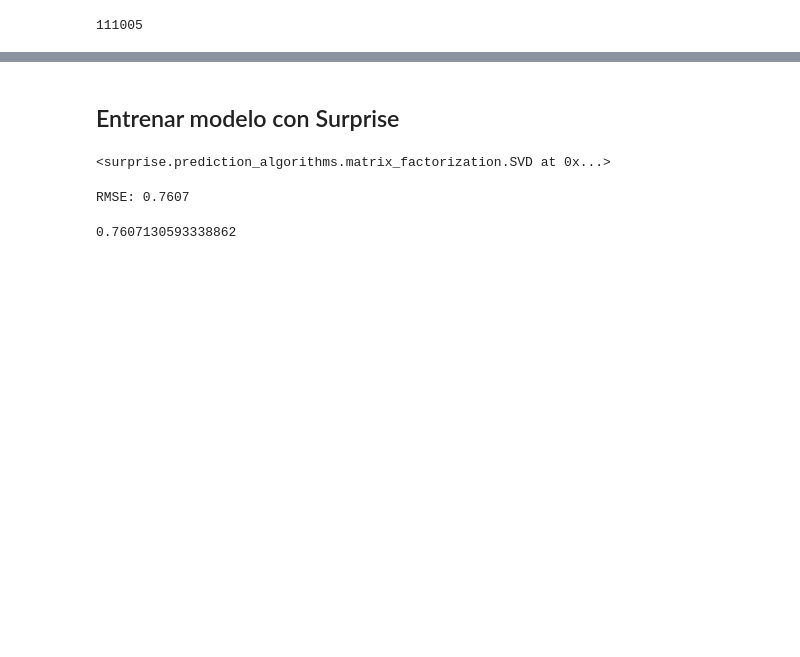
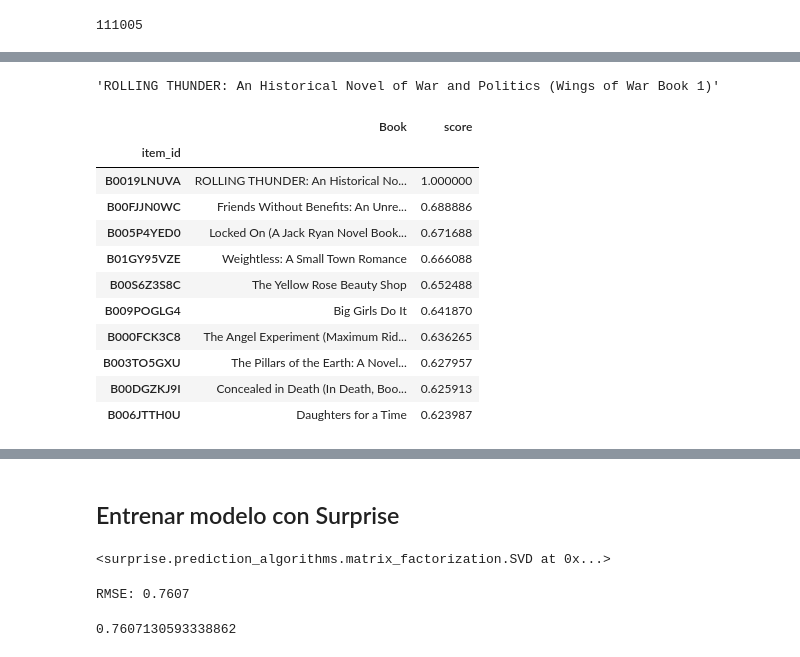
Before and after one commit to valentin-diaz/marketplace-recommender-backend, a Jupyter notebook: recommender/recommender.ipynb, the cells around one changed output, grey strips where cells are left out. Drawn from its saved outputs; the diff is of its cells as text; code cells hidden in the pictures; blank space fills up the shorter version.

```diff
--- a/recommender/recommender.ipynb
+++ b/recommender/recommender.ipynb
@@ -359,0 +343,3 @@ len(reviews_df)
+# %%
+reviews_df = pd.read_csv('kindle_reviews_seed.csv')
+reviews_df.head()
@@ -359,0 +452,22 @@ len(reviews_df)
+# %%
+meta_df.iloc[0]['title']
+# %% [output]
+'ROLLING THUNDER: An Historical Novel of War and Politics (Wings of War Book 1)'
+# %%
+ids, scores= model.similar_items(0)
+
+# display the results using pandas for nicer formatting
+pd.DataFrame({"Book": meta_df.iloc[ids]['title'], "score": scores})
+# %% [output]
+|  | Book | score |
+| item_id |  |  |
+| B0019LNUVA | ROLLING THUNDER: An Historical No... | 1.000000 |
+| B00FJJN0WC | Friends Without Benefits: An Unre... | 0.688886 |
+| B005P4YED0 | Locked On (A Jack Ryan Novel Book... | 0.671688 |
+| B01GY95VZE | Weightless: A Small Town Romance | 0.666088 |
+| B00S6Z3S8C | The Yellow Rose Beauty Shop | 0.652488 |
+| B009POGLG4 | Big Girls Do It | 0.641870 |
+| B000FCK3C8 | The Angel Experiment (Maximum Rid... | 0.636265 |
+| B003TO5GXU | The Pillars of the Earth: A Novel... | 0.627957 |
+| B00DGZKJ9I | Concealed in Death (In Death, Boo... | 0.625913 |
+| B006JTTH0U | Daughters for a Time | 0.623987 |
```
Also changed, not shown: parts of 39 cells of this notebook, 4 other files.
